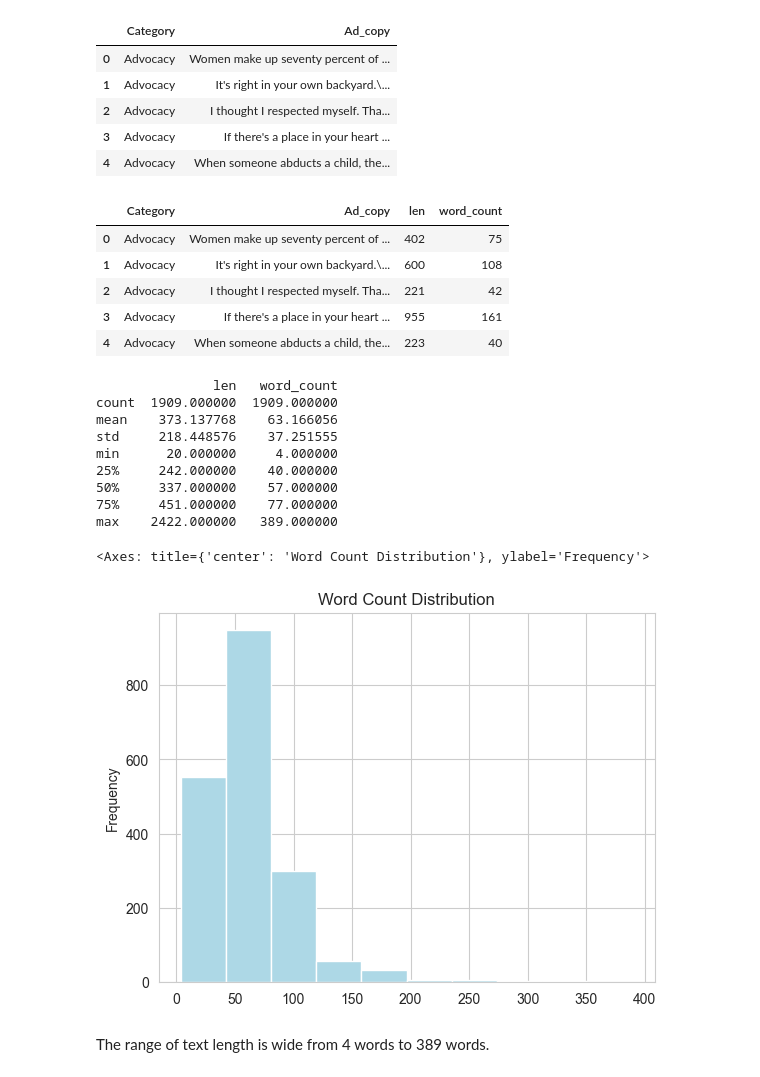
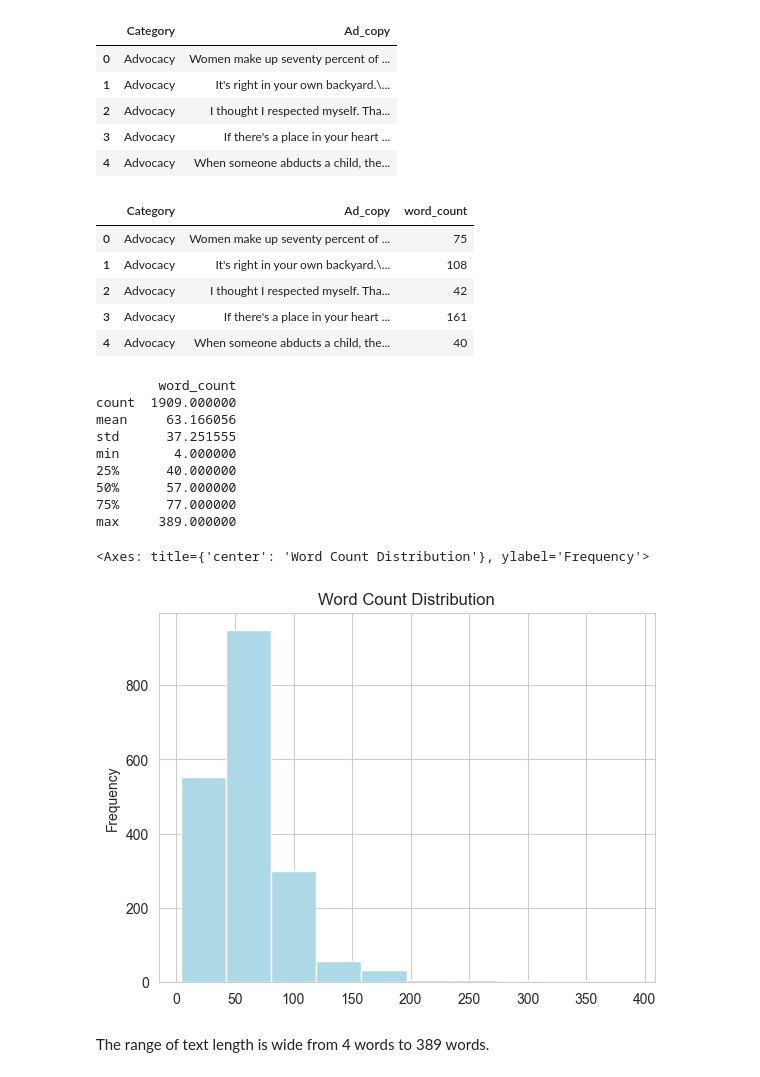
Before and after one commit to lifen-joy/20048573_MastersProject_2023, a Jupyter notebook: ads/explore.ipynb, the cells around one changed output. Cells and saved outputs as stored; diff of their text form; code cells hidden in the pictures.

```diff
--- a/ads/explore.ipynb
+++ b/ads/explore.ipynb
@@ -153,16 +160,15 @@ data.head()
 | 4 | Advocacy | When someone abducts a child, the... |
 # %%
 #Add feature for length of tweet and number of words in text
-data['len'] = data['Ad_copy'].astype(str).apply(len)
 data['word_count'] = data['Ad_copy'].apply(lambda x: len(str(x).split()))
 data.head(5)
 # %% [output]
-|  | Category | Ad_copy | len | word_count |
-| 0 | Advocacy | Women make up seventy percent of ... | 402 | 75 |
-| 1 | Advocacy | It's right in your own backyard.\... | 600 | 108 |
-| 2 | Advocacy | I thought I respected myself. Tha... | 221 | 42 |
-| 3 | Advocacy | If there's a place in your heart ... | 955 | 161 |
-| 4 | Advocacy | When someone abducts a child, the... | 223 | 40 |
+|  | Category | Ad_copy | word_count |
+| 0 | Advocacy | Women make up seventy percent of ... | 75 |
+| 1 | Advocacy | It's right in your own backyard.\... | 108 |
+| 2 | Advocacy | I thought I respected myself. Tha... | 42 |
+| 3 | Advocacy | If there's a place in your heart ... | 161 |
+| 4 | Advocacy | When someone abducts a child, the... | 40 |
 # %%
 print(data.describe())
 
@@ -173,15 +179,15 @@ data['word_count'].plot(
     color='lightblue',
     title='Word Count Distribution')
 # %% [output]
-               len   word_count
-count  1909.000000  1909.000000
-mean    373.137768    63.166056
-std     218.448576    37.251555
-min      20.000000     4.000000
-25%     242.000000    40.000000
-50%     337.000000    57.000000
-75%     451.000000    77.000000
-max    2422.000000   389.000000
+        word_count
+count  1909.000000
+mean     63.166056
+std      37.251555
+min       4.000000
+25%      40.000000
+50%      57.000000
+75%      77.000000
+max     389.000000
 <Axes: title={'center': 'Word Count Distribution'}, ylabel='Frequency'>
 [figure]
 # %% [markdown]
```
Also changed, not shown: parts of 5 cells of this notebook.
